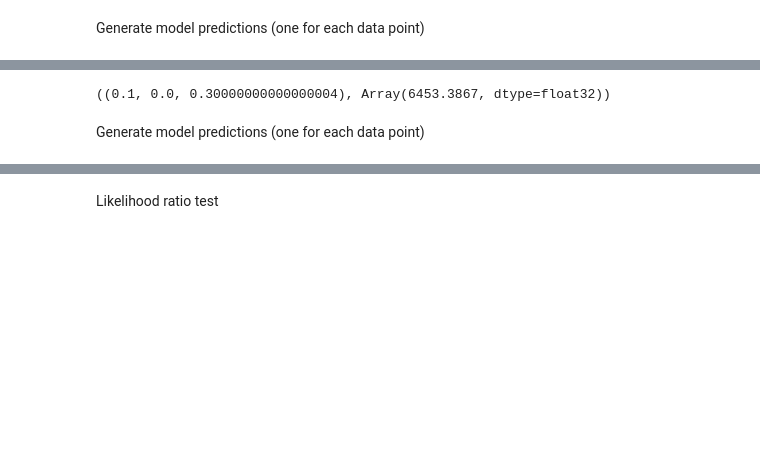
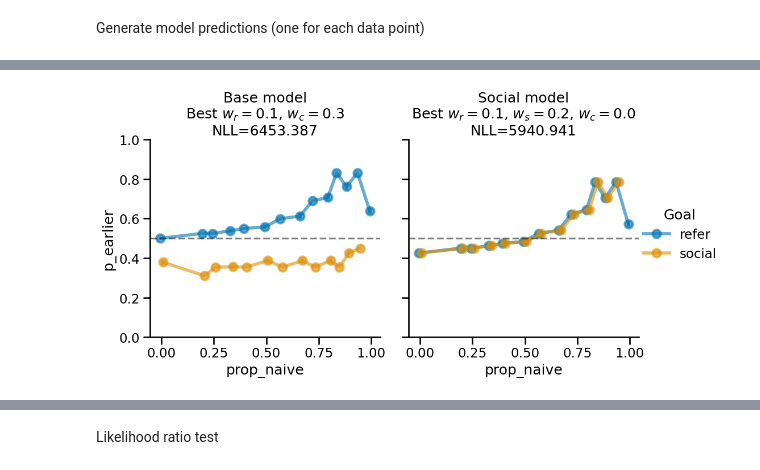
Before and after one commit to aliciamchen/code-switching, a Jupyter notebook: model/fit-predict-3pp-blue-naive-earlier-later.ipynb, the cells around one changed output, grey strips where cells are left out. Drawn from its saved outputs; the diff is of its cells as text; code cells hidden in the pictures; blank space fills up the shorter version.

```diff
--- a/model/fit-predict-3pp-blue-naive-earlier-later.ipynb
+++ b/model/fit-predict-3pp-blue-naive-earlier-later.ipynb
@@ -252,4 +330,0 @@ best_params_no_social, best_nll_no_social = fit_params(
-# %%
-best_params_no_social, best_nll_no_social
-# %% [output]
-((0.1, 0.0, 0.30000000000000004), Array(6453.3867, dtype=float32))
@@ -258,2 +330,0 @@ best_w_r, best_w_s, best_w_c = best_params_no_social
-# %% [markdown]
-Generate model predictions (one for each data point)
@@ -271,17 +331,38 @@ preds_refer, preds_social = predict_all(
-# %%
-# Put the preds in a dataframe
-preds_refer_df = pd.DataFrame({
-    "goal": "refer",
-    "n_ingroup": n_in_refer,
-    "n_outgroup": n_out_refer,
-    "p_earlier": preds_refer
-})
-
-preds_social_df = pd.DataFrame({
-    "goal": "social",
-    "n_ingroup": n_in_social,
-    "n_outgroup": n_out_social,
-    "p_earlier": preds_social
-})
-
-preds_df = pd.concat([preds_refer_df, preds_social_df])
+# %%
+g = sns.FacetGrid(preds_df, col="model", sharey=True, height=5, aspect=1)
+
+# Map the point plot onto the grid
+g.map_dataframe(
+    sns.pointplot,
+    x="prop_naive",
+    y="p_earlier",
+    hue="goal",
+    alpha=0.6,
+    native_scale=True,
+    dodge=0.3,
+    palette="colorblind"
+)
+
+for ax in g.axes.flat:
+    ax.axhline(y=0.5, ls="--", color="black", alpha=0.5)
+    ax.set_ylim(0, 1)
+
+titles = {
+    "base": "Base model\nBest $w_r= {:.1f}$, $w_c= {:.1f}$\nNLL={:.3f}".format(
+        best_w_r_base, best_w_c_base, best_nll_base
+    ),
+    "social": "Social model\nBest $w_r= {:.1f}$, $w_s= {:.1f}$, $w_c= {:.1f}$\nNLL={:.3f}".format(
+        best_w_r_social, best_w_s_social, best_w_c_social, best_nll_social
+    )
+}
+
+for ax, model in zip(g.axes.flat, titles.keys()):
+    ax.set_title(titles[model])
+
+# Add a common legend
+g.add_legend(title="Goal")
+
+# Adjust layout
+plt.show()
+# %% [output]
+[figure, added]
```
Also changed, not shown: parts of 21 cells of this notebook.
